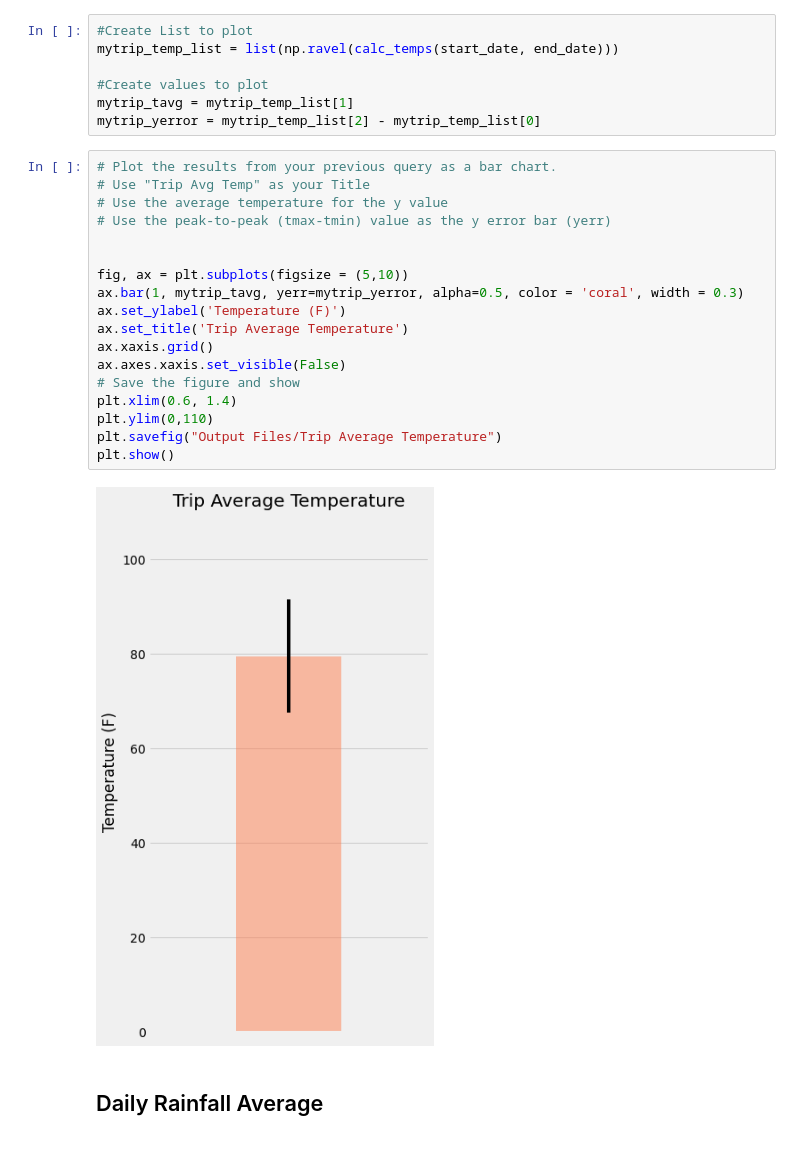
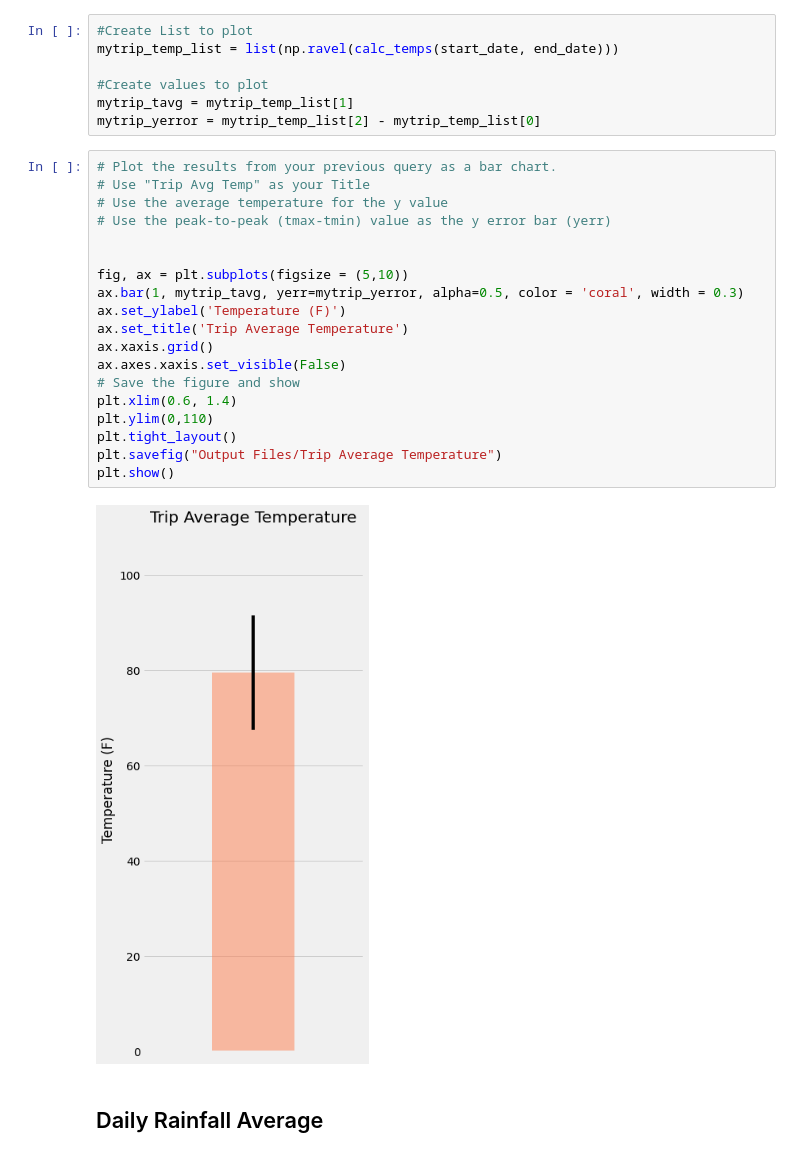
Before and after one commit to cecileung1208/Homework, a Jupyter notebook: Unit 10 - SQL_Alchemy Challenge/climate_starter.ipynb, the cells around one changed output. Cells and saved outputs as stored; diff of their text form.

```diff
--- a/Unit 10 - SQL_Alchemy Challenge/climate_starter.ipynb
+++ b/Unit 10 - SQL_Alchemy Challenge/climate_starter.ipynb
@@ -396,23 +398,24 @@ mytrip_yerror = mytrip_temp_list[2] - mytrip_temp_list[0]
 # %%
 # Plot the results from your previous query as a bar chart.
 # Use "Trip Avg Temp" as your Title
 # Use the average temperature for the y value
 # Use the peak-to-peak (tmax-tmin) value as the y error bar (yerr)
 
 
 fig, ax = plt.subplots(figsize = (5,10))
 ax.bar(1, mytrip_tavg, yerr=mytrip_yerror, alpha=0.5, color = 'coral', width = 0.3)
 ax.set_ylabel('Temperature (F)')
 ax.set_title('Trip Average Temperature')
 ax.xaxis.grid()
 ax.axes.xaxis.set_visible(False)
 # Save the figure and show
 plt.xlim(0.6, 1.4)
 plt.ylim(0,110)
+plt.tight_layout()
 plt.savefig("Output Files/Trip Average Temperature")
 plt.show()
 # %% [output]
-[figure, old version]
+[figure, new version]
 # %% [markdown]
 ## Daily Rainfall Average
 # %%
```
Also changed, not shown: parts of 3 cells of this notebook, 4 other files.
